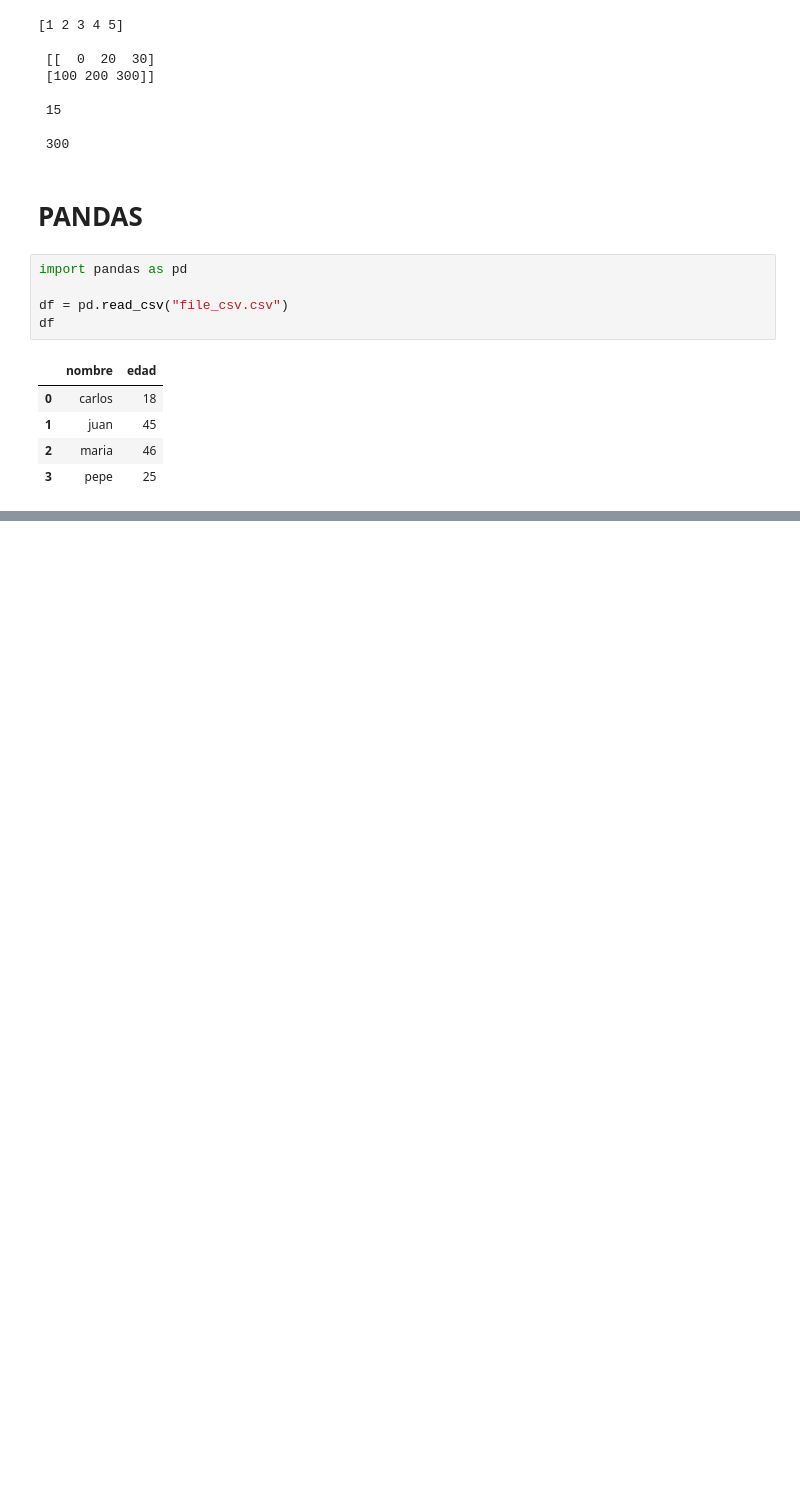
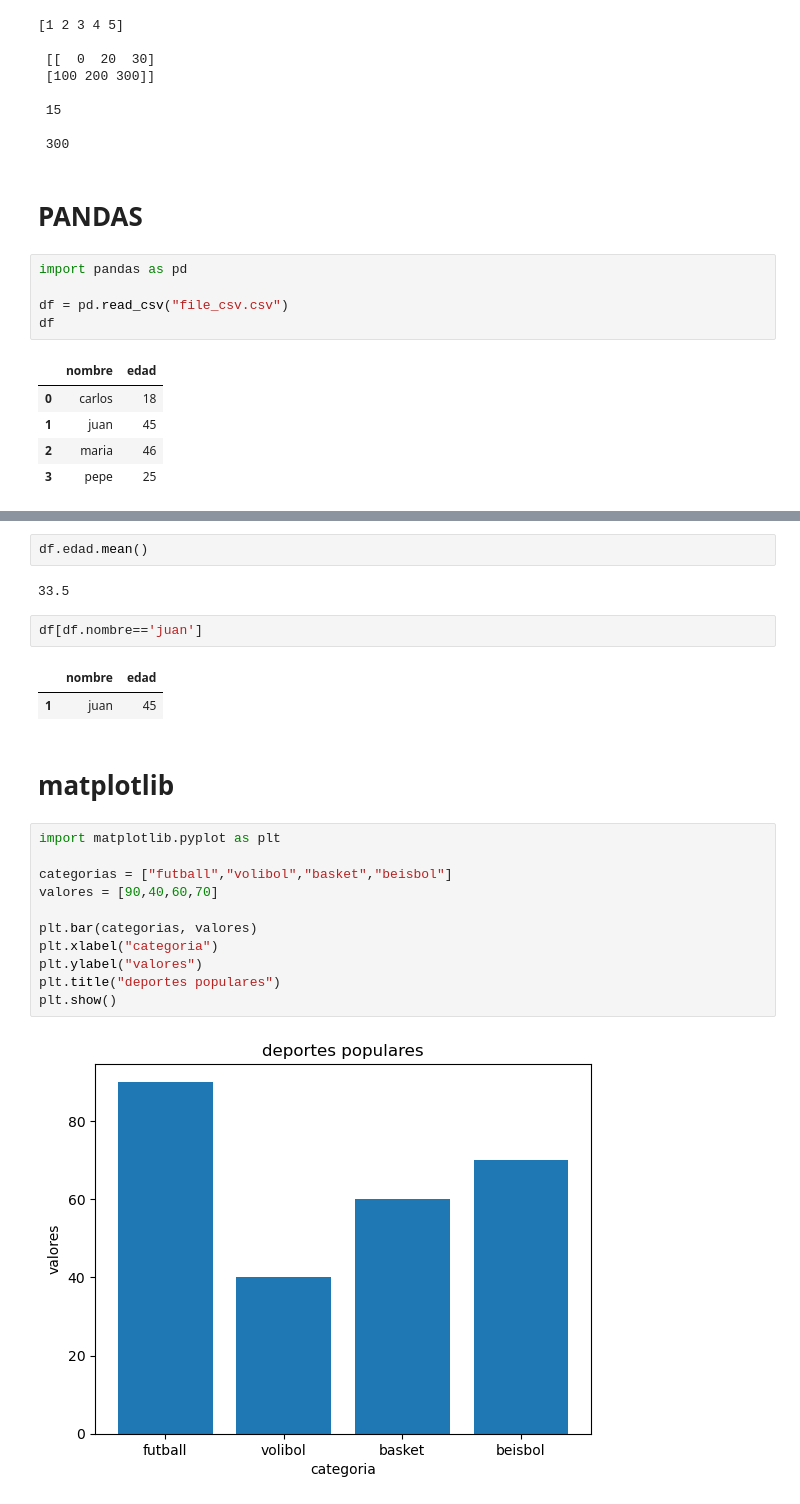
Before and after one commit to rivillasm/python_code, a Jupyter notebook: python_053_general.ipynb, the cells around one changed output, grey strips where cells are left out. Cells and saved outputs as stored; diff of their text form; blank space fills up the shorter version.

```diff
--- a/python_053_general.ipynb
+++ b/python_053_general.ipynb
@@ -510,0 +523,24 @@ df
+# %%
+df.edad.mean()
+# %% [output]
+33.5
+# %%
+df[df.nombre=='juan']
+# %% [output]
+|  | nombre | edad |
+| 1 | juan | 45 |
+# %% [markdown]
+# matplotlib
+# %%
+import matplotlib.pyplot as plt
+
+categorias = ["futball","volibol","basket","beisbol"]
+valores = [90,40,60,70]
+
+plt.bar(categorias, valores)
+plt.xlabel("categoria")
+plt.ylabel("valores")
+plt.title("deportes populares")
+plt.show()
+# %% [output]
+[figure, added]
```
Also changed, not shown: parts of 2 cells of this notebook.
